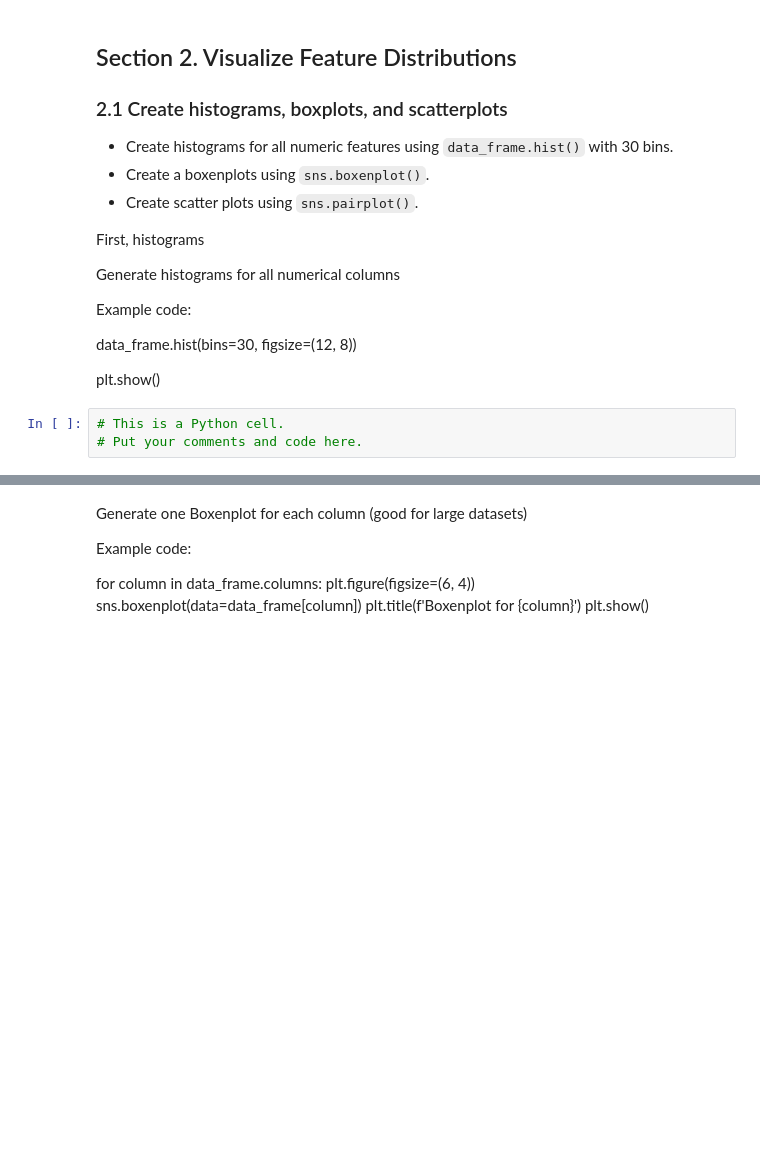
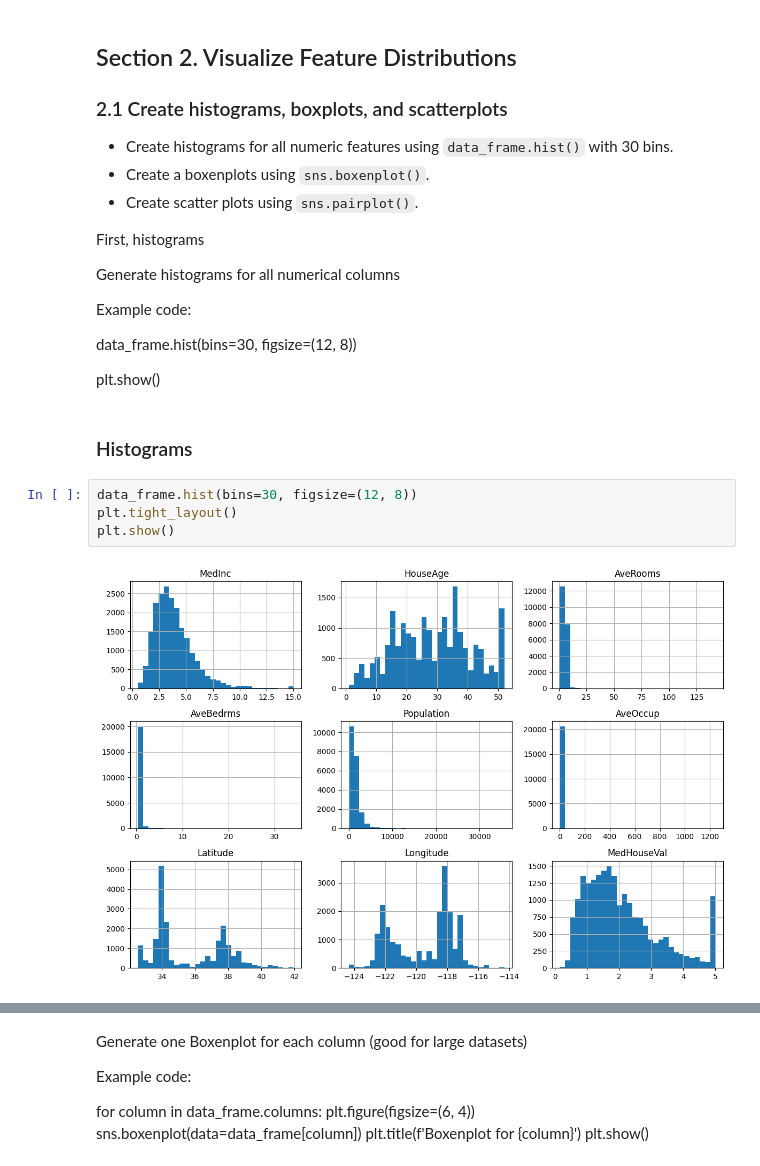
Before and after one commit to albertokabore/applied-ml-kabore, a Jupyter notebook: notebooks/project01/ml01.ipynb, the cells around one changed output, grey strips where cells are left out. Saved outputs shown, nothing was run; the diff lists cells and outputs as text; blank space fills up the shorter version.

```diff
--- a/notebooks/project01/ml01.ipynb
+++ b/notebooks/project01/ml01.ipynb
@@ -133,6 +161,11 @@ Example code:
 data_frame.hist(bins=30, figsize=(12, 8))
 
 plt.show()
+# %% [markdown]
+### Histograms
 # %%
-# This is a Python cell.
-# Put your comments and code here.
+data_frame.hist(bins=30, figsize=(12, 8))
+plt.tight_layout()
+plt.show()
+# %% [output]
+[figure, added]
```
Also changed, not shown: parts of 16 cells of this notebook.
